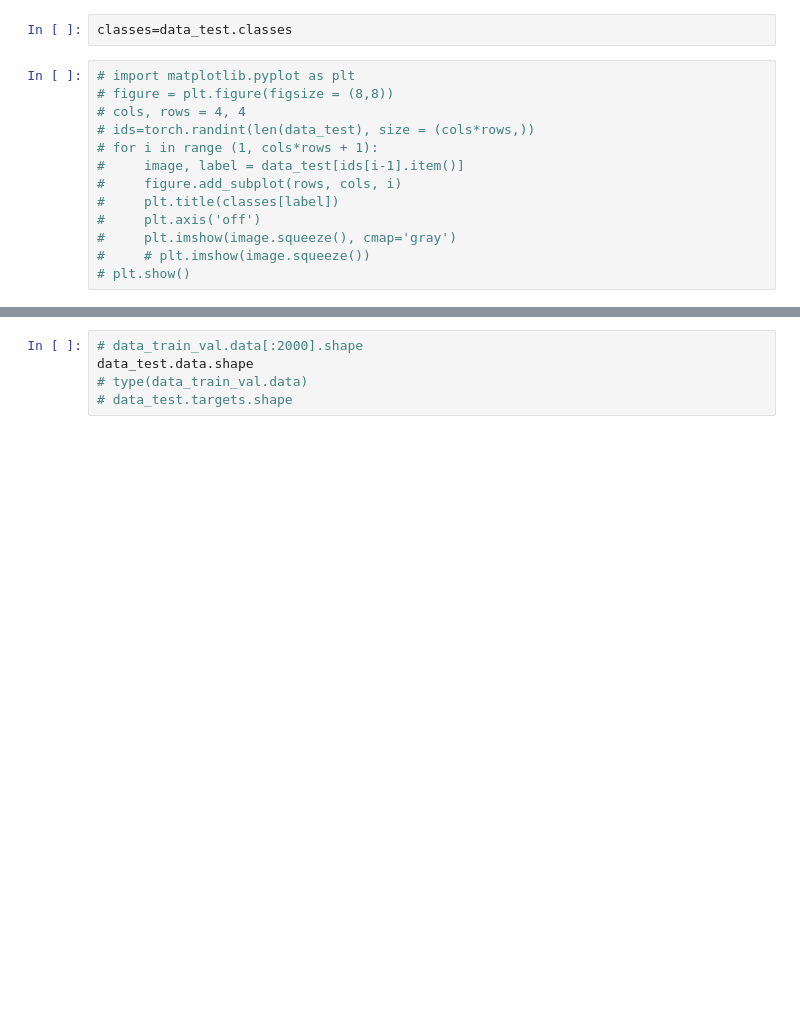
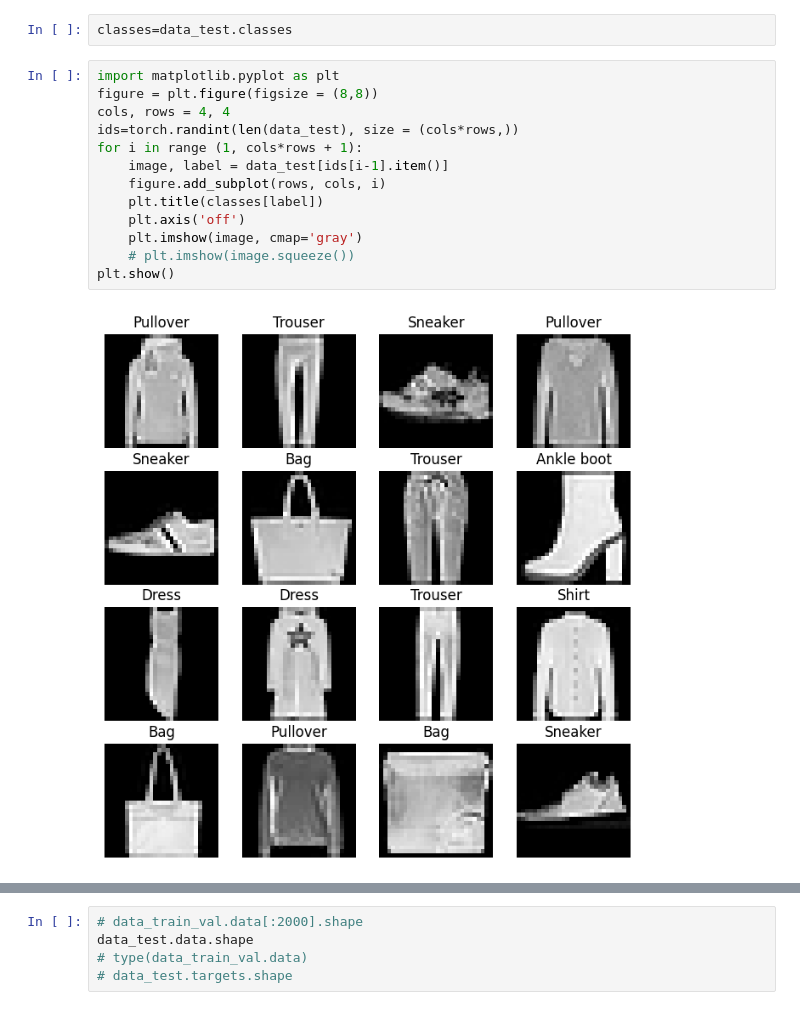
Before and after one commit to percool/ECEN758_Proj, a Jupyter notebook: src/main.ipynb, the cells around one changed output, grey strips where cells are left out. Drawn from its saved outputs; the diff is of its cells as text; blank space fills up the shorter version.

```diff
--- a/src/main.ipynb
+++ b/src/main.ipynb
@@ -19,15 +19,17 @@ data_test=torchvision.datasets.FashionMNIST(root=folder,train=False,download=Tru
 # %%
 classes=data_test.classes
 # %%
-# import matplotlib.pyplot as plt
-# figure = plt.figure(figsize = (8,8))
-# cols, rows = 4, 4
-# ids=torch.randint(len(data_test), size = (cols*rows,))
-# for i in range (1, cols*rows + 1):
-#     image, label = data_test[ids[i-1].item()]
-#     figure.add_subplot(rows, cols, i)
-#     plt.title(classes[label])
-#     plt.axis('off')
-#     plt.imshow(image.squeeze(), cmap='gray')
-#     # plt.imshow(image.squeeze())
-# plt.show()
+import matplotlib.pyplot as plt
+figure = plt.figure(figsize = (8,8))
+cols, rows = 4, 4
+ids=torch.randint(len(data_test), size = (cols*rows,))
+for i in range (1, cols*rows + 1):
+    image, label = data_test[ids[i-1].item()]
+    figure.add_subplot(rows, cols, i)
+    plt.title(classes[label])
+    plt.axis('off')
+    plt.imshow(image, cmap='gray')
+    # plt.imshow(image.squeeze())
+plt.show()
+# %% [output]
+[figure, added]
```
Also changed, not shown: parts of 2 cells of this notebook, 11 other files.
